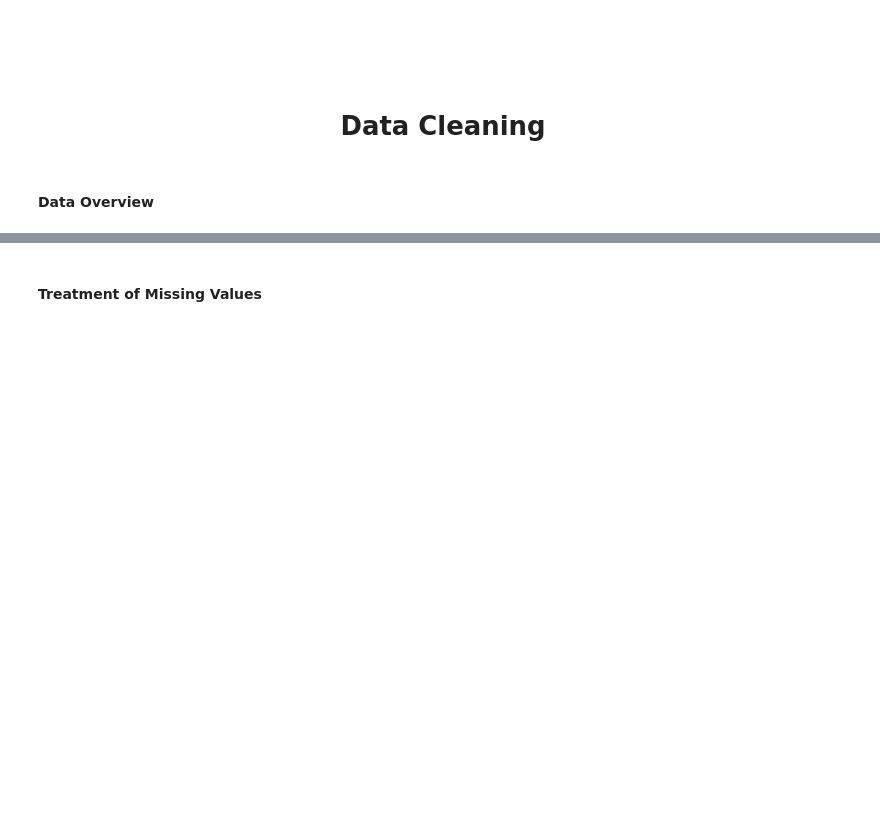
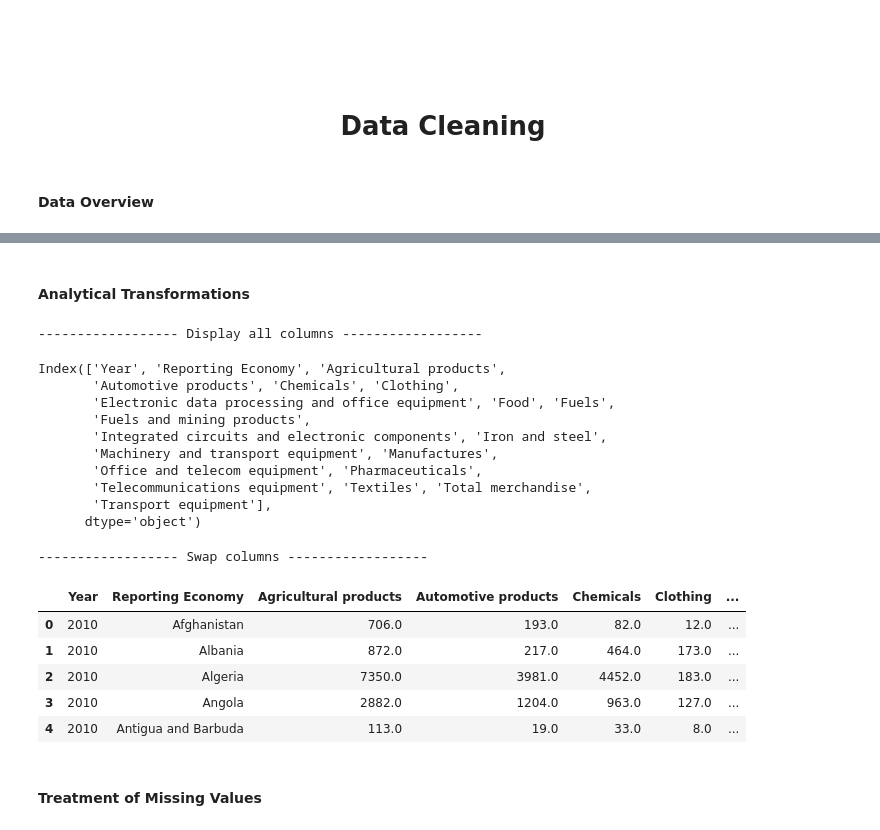
Before and after one commit to kesnel/ayiti-analytics-capstone-project, a Jupyter notebook: EDA.ipynb, the cells around one changed output, grey strips where cells are left out. Saved outputs shown, nothing was run; the diff lists cells and outputs as text; code cells hidden in the pictures; blank space fills up the shorter version.

```diff
--- a/EDA.ipynb
+++ b/EDA.ipynb
@@ -189,0 +196,2 @@ display(dropped_rows_df.head())
+# %% [markdown]
+#### Analytical Transformations
@@ -190,3 +201,54 @@ display(dropped_rows_df.head())
+# %%
+# Melt the Dataframe
+df_melt = pd.melt(frame=df_final,
+                  id_vars=['Product/Sector','Reporting Economy'],
+                  var_name='Year',
+                  value_name="Million US dollar")
+
+# Reshape the dataframe using pivot_table
+reshape = df_melt.pivot_table(columns='Product/Sector',
+                             index=['Year','Reporting Economy'],
+                             values="Million US dollar")
+
+# Reset the index to have a beautifull dataframe
+reshape = reshape.reset_index()
+
+# Remove Index name
+reshape = reshape.rename_axis(None, axis=1)
+
+# Change columns position
+print('------------------ Display all columns ------------------')
+display(reshape.columns)
+print('------------------ Swap columns ------------------')
+df_reshape = reshape[['Year','Reporting Economy','Agricultural products',
+                   'Automotive products','Chemicals','Clothing',
+                   'Electronic data processing and office equipment','Food','Fuels',
+                   'Fuels and mining products','Integrated circuits and electronic components',
+                  'Machinery and transport equipment','Manufactures','Office and telecom equipment',
+                   'Pharmaceuticals','Telecommunications equipment','Textiles',
+                   'Transport equipment','Total merchandise']]
+
+# Overview our dataframe
+df_reshape.head()
+# %% [output]
+------------------ Display all columns ------------------
+Index(['Year', 'Reporting Economy', 'Agricultural products',
+       'Automotive products', 'Chemicals', 'Clothing',
+       'Electronic data processing and office equipment', 'Food', 'Fuels',
+       'Fuels and mining products',
+       'Integrated circuits and electronic components', 'Iron and steel',
+       'Machinery and transport equipment', 'Manufactures',
+       'Office and telecom equipment', 'Pharmaceuticals',
+       'Telecommunications equipment', 'Textiles', 'Total merchandise',
+       'Transport equipment'],
+      dtype='object')
+------------------ Swap columns ------------------
+|  | Year | Reporting Economy | Agricultural products | Automotive products | Chemicals | Clothing | ... |
+| 0 | 2010 | Afghanistan | 706.0 | 193.0 | 82.0 | 12.0 | ... |
+| 1 | 2010 | Albania | 872.0 | 217.0 | 464.0 | 173.0 | ... |
+| 2 | 2010 | Algeria | 7350.0 | 3981.0 | 4452.0 | 183.0 | ... |
+| 3 | 2010 | Angola | 2882.0 | 1204.0 | 963.0 | 127.0 | ... |
+| 4 | 2010 | Antigua and Barbuda | 113.0 | 19.0 | 33.0 | 8.0 | ... |
 # %% [markdown]
 #### Treatment of Missing Values
 # %%
```
Also changed, not shown: parts of 19 cells of this notebook.
